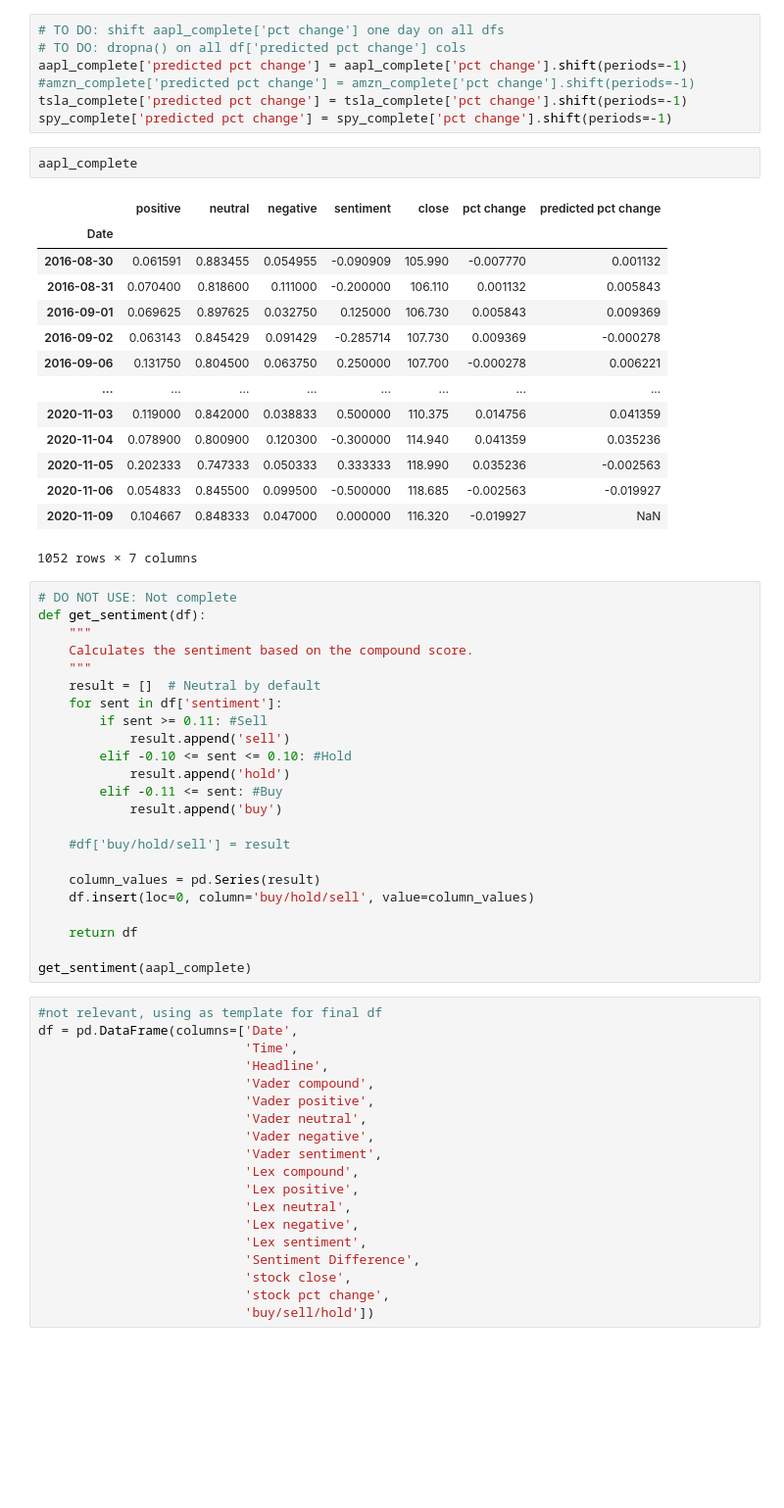
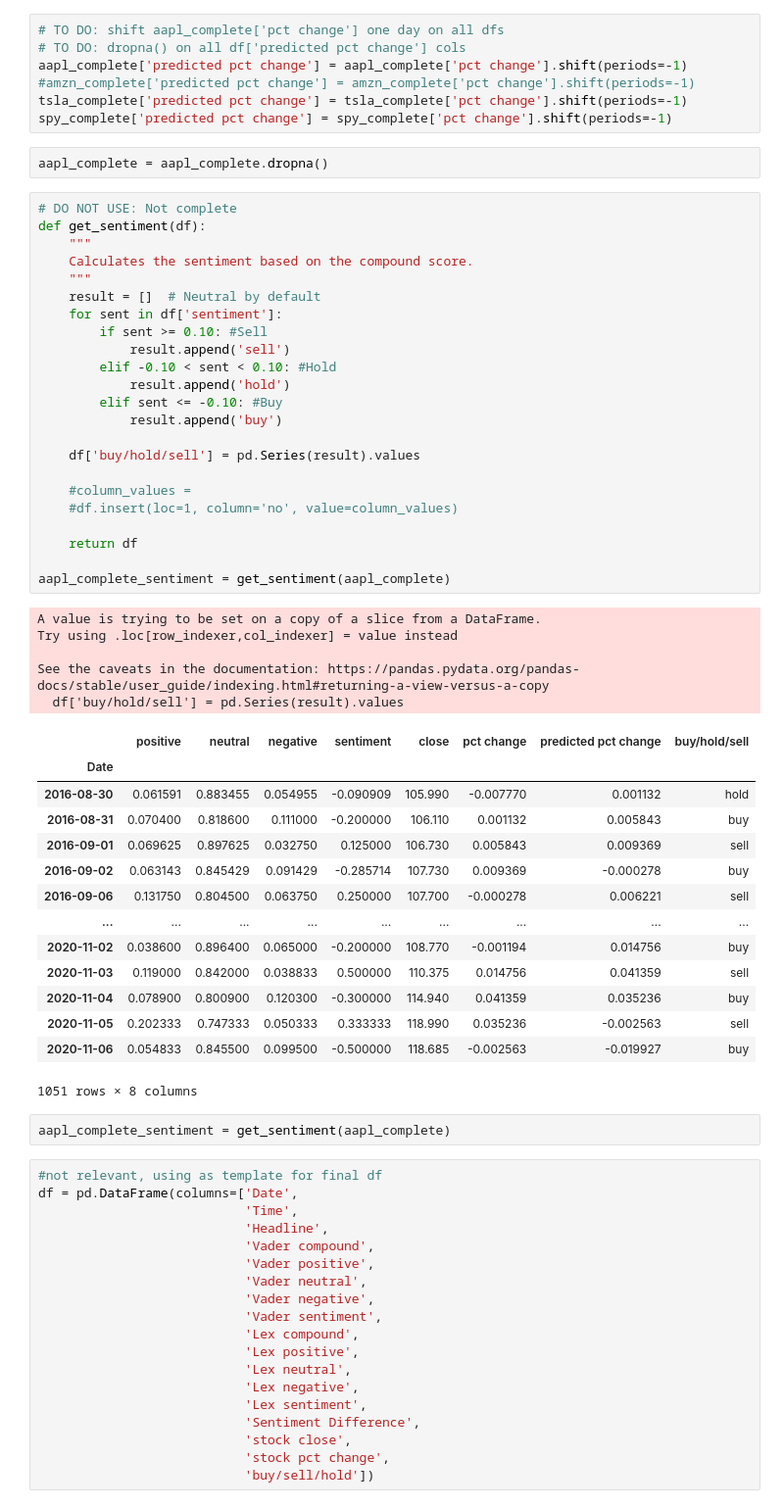
Before and after one commit to laguilar359/Group1_Project2, a Jupyter notebook: Sentiment.ipynb, the cells around one changed output. Shown: that part at 98% size. Drawn from its saved outputs; the diff is of its cells as text; blank space fills up the shorter version.

Commit message:
buy/hold/sell column added

```diff
--- a/Sentiment.ipynb
+++ b/Sentiment.ipynb
@@ -221,45 +221,52 @@ aapl_complete['predicted pct change'] = aapl_complete['pct change'].shift(period
 tsla_complete['predicted pct change'] = tsla_complete['pct change'].shift(periods=-1)
 spy_complete['predicted pct change'] = spy_complete['pct change'].shift(periods=-1)
 # %%
-aapl_complete
+aapl_complete = aapl_complete.dropna()
-# %% [output]
-|  | positive | neutral | negative | sentiment | close | pct change | predicted pct change |
-| Date |  |  |  |  |  |  |  |
-| 2016-08-30 | 0.061591 | 0.883455 | 0.054955 | -0.090909 | 105.990 | -0.007770 | 0.001132 |
-| 2016-08-31 | 0.070400 | 0.818600 | 0.111000 | -0.200000 | 106.110 | 0.001132 | 0.005843 |
-| 2016-09-01 | 0.069625 | 0.897625 | 0.032750 | 0.125000 | 106.730 | 0.005843 | 0.009369 |
-| 2016-09-02 | 0.063143 | 0.845429 | 0.091429 | -0.285714 | 107.730 | 0.009369 | -0.000278 |
-| 2016-09-06 | 0.131750 | 0.804500 | 0.063750 | 0.250000 | 107.700 | -0.000278 | 0.006221 |
-| ... | ... | ... | ... | ... | ... | ... | ... |
-| 2020-11-03 | 0.119000 | 0.842000 | 0.038833 | 0.500000 | 110.375 | 0.014756 | 0.041359 |
-| 2020-11-04 | 0.078900 | 0.800900 | 0.120300 | -0.300000 | 114.940 | 0.041359 | 0.035236 |
-| 2020-11-05 | 0.202333 | 0.747333 | 0.050333 | 0.333333 | 118.990 | 0.035236 | -0.002563 |
-| 2020-11-06 | 0.054833 | 0.845500 | 0.099500 | -0.500000 | 118.685 | -0.002563 | -0.019927 |
-| 2020-11-09 | 0.104667 | 0.848333 | 0.047000 | 0.000000 | 116.320 | -0.019927 | NaN |
-1052 rows × 7 columns
 # %%
 # DO NOT USE: Not complete
 def get_sentiment(df):
     """
     Calculates the sentiment based on the compound score.
     """
     result = []  # Neutral by default
     for sent in df['sentiment']:
-        if sent >= 0.11: #Sell
+        if sent >= 0.10: #Sell
             result.append('sell')
-        elif -0.10 <= sent <= 0.10: #Hold
+        elif -0.10 < sent < 0.10: #Hold
             result.append('hold')
-        elif -0.11 <= sent: #Buy
+        elif sent <= -0.10: #Buy
             result.append('buy')
 
-    #df['buy/hold/sell'] = result
+    df['buy/hold/sell'] = pd.Series(result).values
 
-    column_values = pd.Series(result)
-    df.insert(loc=0, column='buy/hold/sell', value=column_values)
+    #column_values =
+    #df.insert(loc=1, column='no', value=column_values)
 
     return df
 
-get_sentiment(aapl_complete)
+aapl_complete_sentiment = get_sentiment(aapl_complete)
+# %% [output]
+A value is trying to be set on a copy of a slice from a DataFrame.
+Try using .loc[row_indexer,col_indexer] = value instead
+
+See the caveats in the documentation: https://pandas.pydata.org/pandas-docs/stable/user_guide/indexing.html#returning-a-view-versus-a-copy
+  df['buy/hold/sell'] = pd.Series(result).values
+|  | positive | neutral | negative | sentiment | close | pct change | predicted pct change | buy/hold/sell |
+| Date |  |  |  |  |  |  |  |  |
+| 2016-08-30 | 0.061591 | 0.883455 | 0.054955 | -0.090909 | 105.990 | -0.007770 | 0.001132 | hold |
+| 2016-08-31 | 0.070400 | 0.818600 | 0.111000 | -0.200000 | 106.110 | 0.001132 | 0.005843 | buy |
+| 2016-09-01 | 0.069625 | 0.897625 | 0.032750 | 0.125000 | 106.730 | 0.005843 | 0.009369 | sell |
+| 2016-09-02 | 0.063143 | 0.845429 | 0.091429 | -0.285714 | 107.730 | 0.009369 | -0.000278 | buy |
+| 2016-09-06 | 0.131750 | 0.804500 | 0.063750 | 0.250000 | 107.700 | -0.000278 | 0.006221 | sell |
+| ... | ... | ... | ... | ... | ... | ... | ... | ... |
+| 2020-11-02 | 0.038600 | 0.896400 | 0.065000 | -0.200000 | 108.770 | -0.001194 | 0.014756 | buy |
+| 2020-11-03 | 0.119000 | 0.842000 | 0.038833 | 0.500000 | 110.375 | 0.014756 | 0.041359 | sell |
+| 2020-11-04 | 0.078900 | 0.800900 | 0.120300 | -0.300000 | 114.940 | 0.041359 | 0.035236 | buy |
+| 2020-11-05 | 0.202333 | 0.747333 | 0.050333 | 0.333333 | 118.990 | 0.035236 | -0.002563 | sell |
+| 2020-11-06 | 0.054833 | 0.845500 | 0.099500 | -0.500000 | 118.685 | -0.002563 | -0.019927 | buy |
+1051 rows × 8 columns
+# %%
+aapl_complete_sentiment = get_sentiment(aapl_complete)
 # %%
 #not relevant, using as template for final df
 df = pd.DataFrame(columns=['Date',
```
